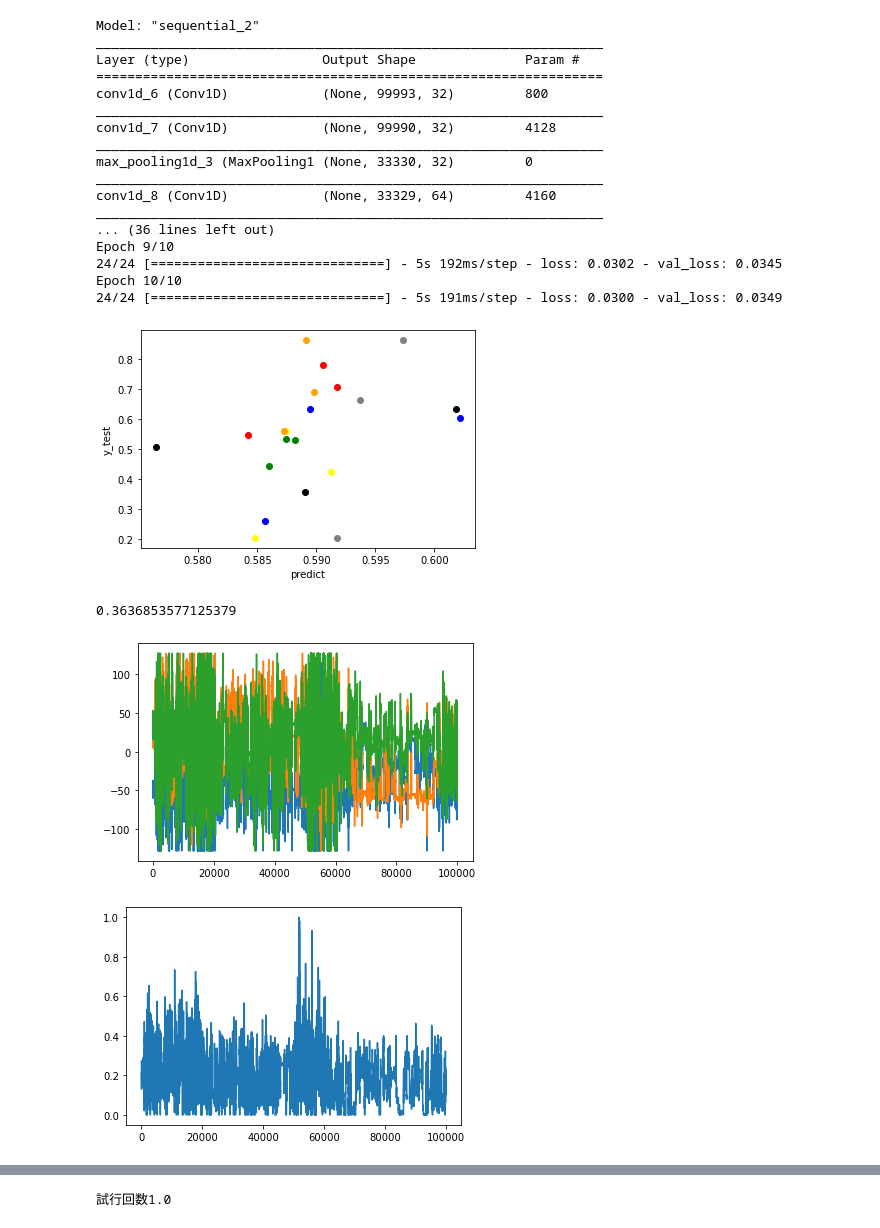
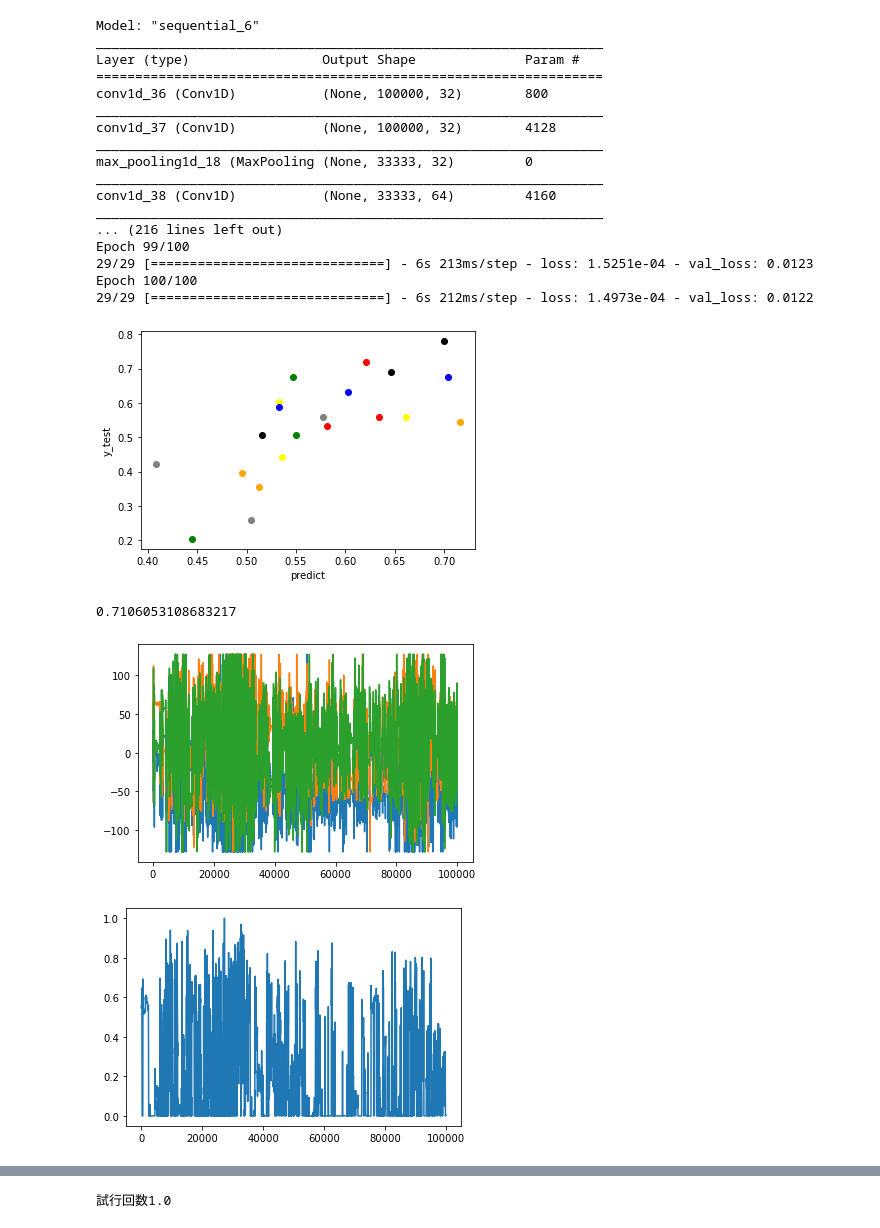
Before and after one commit to zwwaa-ku/my_code, a Jupyter notebook: DNNing.ipynb, the cells around one changed output, grey strips where cells are left out. Drawn from its saved outputs; the diff is of its cells as text; code cells hidden in the pictures.

```diff
--- a/DNNing.ipynb
+++ b/DNNing.ipynb
@@ -64,7 +69,8 @@ def mk_data(x, y, size = 10000, number = 3, lock = 1):
 
 def data_shuffle(x_b, y_b):
     x_list = []
-    index = np.random.permutation(len(x_b))
+#    index = np.random.permutation(len(x_b))
+    index =[29,43,7,24,26,40,12,47,20,16,49,14,41,15,48,10,19,42,13,1,6,8,4,25,23,35,34,2,21,0,31,46,32,30,18,17,45,36,37,50,11,3,38,9,5,39,44,33,22,28,27]
     for i in index:
         x_list += [x_b[i]]
     y_b = y_b[index]
@@ -72,14 +78,15 @@ def data_shuffle(x_b, y_b):
 # %%
 covlist = []
 error = []
+traindata_size = 100000
 
-personality = load_y_data('Personality.xlsx')
+personality = load_y_data('../Personality.xlsx')
 
 # t-scoreを０−１に落とす、平均０.５
 max_values = (np.abs(personality[:, 0] - 50)).max()
 y_train_before = (personality[:, 0] - 50)/(2*max_values) + 0.5
 
-x_train_before = load_x_data('E4wristband')
+x_train_before = load_x_data('../E4wristband')
 
 print(y_train_before.shape)
 # %% [output]
@@ -102,9 +109,12 @@ x_train_before, y_train_before, shuffle_index = data_shuffle(x_train_before, y_t
 # %%
 
 # print(len(x_train_before))
-
-x_train,y_train = mk_data(x_train_before[:30], y_train_before[:30], 20000, 5, 25)
-x_test, y_test = mk_data(x_train_before[30:], y_train_before[30:], 100000, 1, 1)
+split_use_num = 5
+split = int(traindata_size/split_use_num)
+if traindata_size%split_use_num != 0:
+    print('split_use_num was individabl')
+x_train,y_train = mk_data(x_train_before[:30], y_train_before[:30], split, split_use_num, 30)
+x_test, y_test = mk_data(x_train_before[30:], y_train_before[30:], traindata_size, 1, 1)
 print(x_train.shape)
 print(y_train.shape)
 print(x_test.shape)
@@ -116,14 +126,14 @@ print(y_test.shape)
 (21,)
 # %%
 model = Sequential()
-model.add(Conv1D(filters = 32, kernel_size = 8, input_shape = (x_train.shape[1], 3), activation = 'relu'))
-model.add(Conv1D(32, 4, activation='relu'))
+model.add(Conv1D(filters = 32, kernel_size = 8, padding="same", input_shape = (x_train.shape[1], 3), activation = 'relu'))
+model.add(Conv1D(32, 4, padding="same", activation='relu'))
 model.add(MaxPooling1D(3))
-model.add(Conv1D(64, 2, activation='relu'))
-model.add(Conv1D(64, 2, activation='relu'))
+model.add(Conv1D(64, 2, padding="same", activation='relu'))
+model.add(Conv1D(64, 2, padding="same", activation='relu'))
 model.add(MaxPooling1D(3))
-model.add(Conv1D(128, 2, activation='relu'))
-model.add(Conv1D(128, 2, activation='relu'))
+model.add(Conv1D(128, 2, padding="same", activation='relu'))
+model.add(Conv1D(128, 2, padding="same", activation='relu'))
 model.add(MaxPooling1D(3))
 model.add(Flatten())
 model.add(Dense(100, activation='sigmoid'))
@@ -131,28 +141,28 @@ model.add(Dense(1, activation='sigmoid'))
 model.compile(optimizer='sgd', loss='mse')
 
 model.summary()
-learning = model.fit(x_train, y_train, epochs=10, validation_data = (x_test,y_test))
+learning = model.fit(x_train, y_train, epochs=100, validation_data = (x_test,y_test))
 #Conv1Dを２層にする、
 #Conv filters ->上位に行くにつれてふやす
 #CNN stride
 # %% [output]
-Model: "sequential_2"
+Model: "sequential_6"
 _________________________________________________________________
 Layer (type)                 Output Shape              Param #
 =================================================================
-conv1d_6 (Conv1D)            (None, 99993, 32)         800
+conv1d_36 (Conv1D)           (None, 100000, 32)        800
 _________________________________________________________________
-conv1d_7 (Conv1D)            (None, 99990, 32)         4128
+conv1d_37 (Conv1D)           (None, 100000, 32)        4128
 _________________________________________________________________
-max_pooling1d_3 (MaxPooling1 (None, 33330, 32)         0
+max_pooling1d_18 (MaxPooling (None, 33333, 32)         0
 _________________________________________________________________
-conv1d_8 (Conv1D)            (None, 33329, 64)         4160
+conv1d_38 (Conv1D)           (None, 33333, 64)         4160
 _________________________________________________________________
-... (36 lines left out)
-Epoch 9/10
-24/24 [==============================] - 5s 192ms/step - loss: 0.0302 - val_loss: 0.0345
-Epoch 10/10
-24/24 [==============================] - 5s 191ms/step - loss: 0.0300 - val_loss: 0.0349
+... (216 lines left out)
+Epoch 99/100
+29/29 [==============================] - 6s 213ms/step - loss: 1.5251e-04 - val_loss: 0.0123
+Epoch 100/100
+29/29 [==============================] - 6s 212ms/step - loss: 1.4973e-04 - val_loss: 0.0122
 # %%
 result = model.predict(x_test).flatten()
 plt.scatter(result[:3], y_test[:3], c ='red')
@@ -170,14 +180,10 @@ cov = np.corrcoef(result, y_test)
 print(cov[0][1])
 covlist += [cov[0][1]]
 # %% [output]
-[figure, old version]
+[figure, new version]
-0.3636853577125379
+0.7106053108683217
 # %%
-import keras.backend as K
-from keras.layers.core import Lambda
-import tensorflow as tf
-import keras
-import cv2
+
 def target_category_loss(x, category_index, nb_classes):
     error_loss = tf.subtract(x, nb_classes)
     return tf.square(error_loss)
@@ -203,35 +209,35 @@ def grad_cam(input_model, value, real_value,layer_name):
     g = tf.Graph()
     with g.as_default():
         grads = tf.gradients(loss, conv_output)[0]
     gradient_function = K.function([model.layers[0].input], [conv_output, grads])
     #output.shape=(1,*,128)
     output, grads_val = gradient_function([value])
     output, grads_val = output[0, :, :], grads_val[0, :, :]
     #output.shape=(*,128)
     weights = np.mean(grads_val, axis = 0)
     cam = np.zeros(output.shape[0], dtype = np.float32)
 
     for i, w in enumerate(weights):
         cam += w * output[:, i]
 
     cam = cam.reshape([cam.shape[0], 1])
-    #１０００００にしとく
-    cam = cv2.resize(cam, (1,100000))
+
+    cam = cv2.resize(cam, (1,traindata_size))
     cam = np.maximum(cam, 0)
 
     heatmap = (cam - np.min(cam))/(np.max(cam) - np.min(cam))
     heatmap = heatmap.reshape([cam.shape[0]])
 
     return heatmap
 NNN=0
 predict_data = np.array([x_test[NNN]])
 predictions = model.predict(predict_data)
-heatmap = grad_cam(model, predict_data, y_test[NNN], 'conv1d_11')
+heatmap = grad_cam(model, predict_data, y_test[NNN], 'conv1d_41')
 
 plt.plot(x_test[NNN])
 plt.show()
 plt.plot(heatmap)
 plt.show()
 # %% [output]
-[figure, old version]
+[figure, new version]
-[figure, old version]
+[figure, new version]
```
Also changed, not shown: parts of 6 cells of this notebook.
